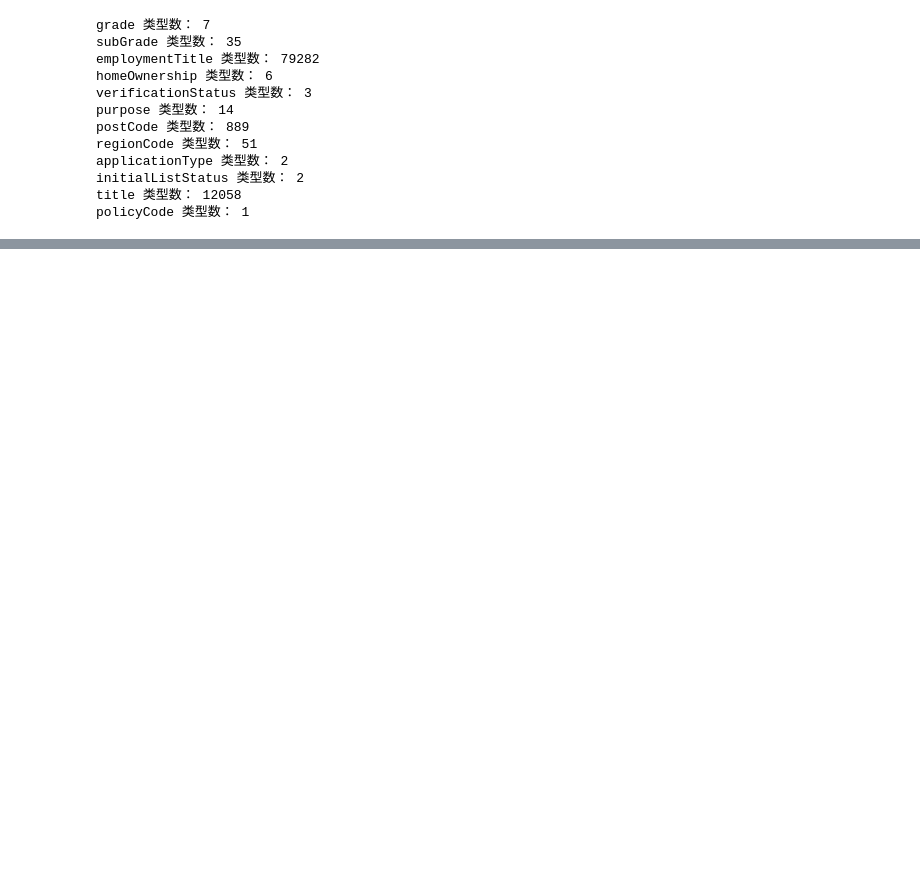
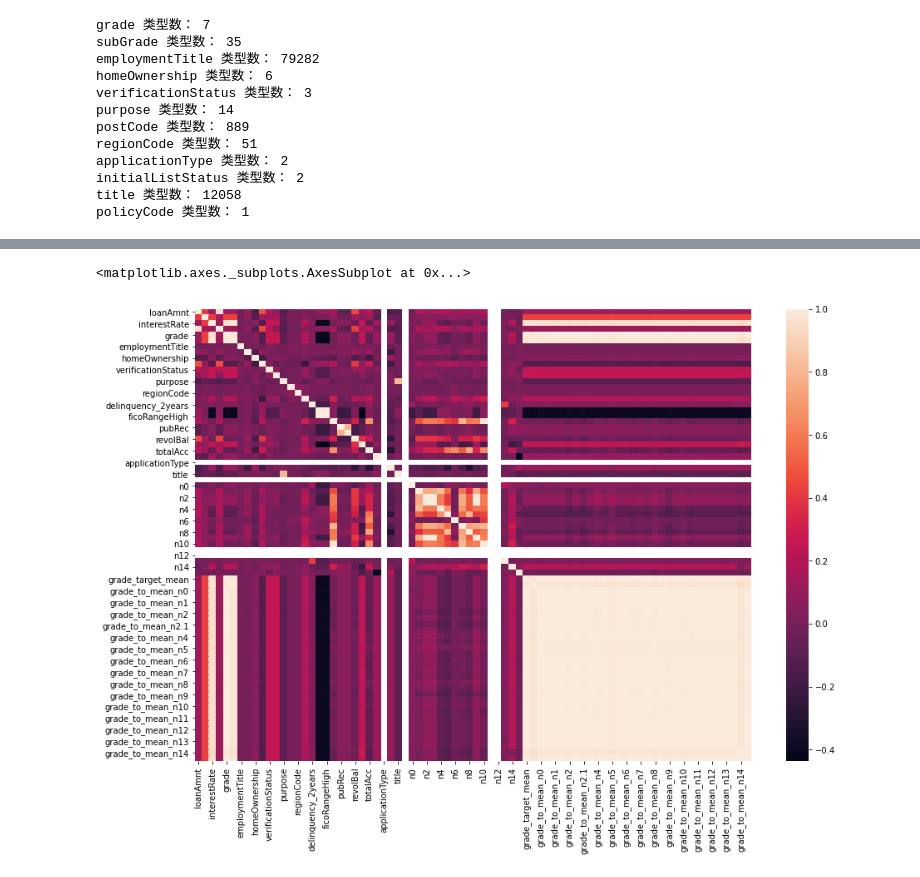
Before and after one commit to highroom/FinancialRiskControl, a Jupyter notebook: Task3 特征工程.ipynb, the cells around one changed output, grey strips where cells are left out. Saved outputs shown, nothing was run; the diff lists cells and outputs as text; code cells hidden in the pictures; blank space fills up the shorter version.

```diff
--- a/Task3 特征工程.ipynb
+++ b/Task3 特征工程.ipynb
@@ -166,0 +260,9 @@ Name: applicationType, dtype: int64
+# %%
+#label-encode:subGrade,postCode,title
+# 高维类别特征需要进行转换
+for col in tqdm(['employmentTitle', 'postCode', 'title','subGrade']):
+    le = LabelEncoder()
+    le.fit(list(data_train[col].astype(str).values) + list(data_test_a[col].astype(str).values))
+    data_train[col] = le.transform(list(data_train[col].astype(str).values))
+    data_test_a[col] = le.transform(list(data_test_a[col].astype(str).values))
+print('Label Encoding 完成')
@@ -166,0 +273,3 @@ Name: applicationType, dtype: int64
+# %%
+# 纵向用缺失值上面的值替换缺失值
+data_train = data_train.fillna(axis=0, method='ffill')
@@ -166,0 +283,11 @@ Name: applicationType, dtype: int64
+# %%
+numerical_fea = data_train.select_dtypes(include=['number']).columns
+# %%
+data_numeric = data_train[numerical_fea]
+correlation = data_numeric.corr()
+# %%
+plt.figure(figsize=(15, 10))
+sns.heatmap(correlation)
+# %% [output]
+<matplotlib.axes._subplots.AxesSubplot at 0x...>
+[figure, added]
```
Also changed, not shown: parts of 22 cells of this notebook.
